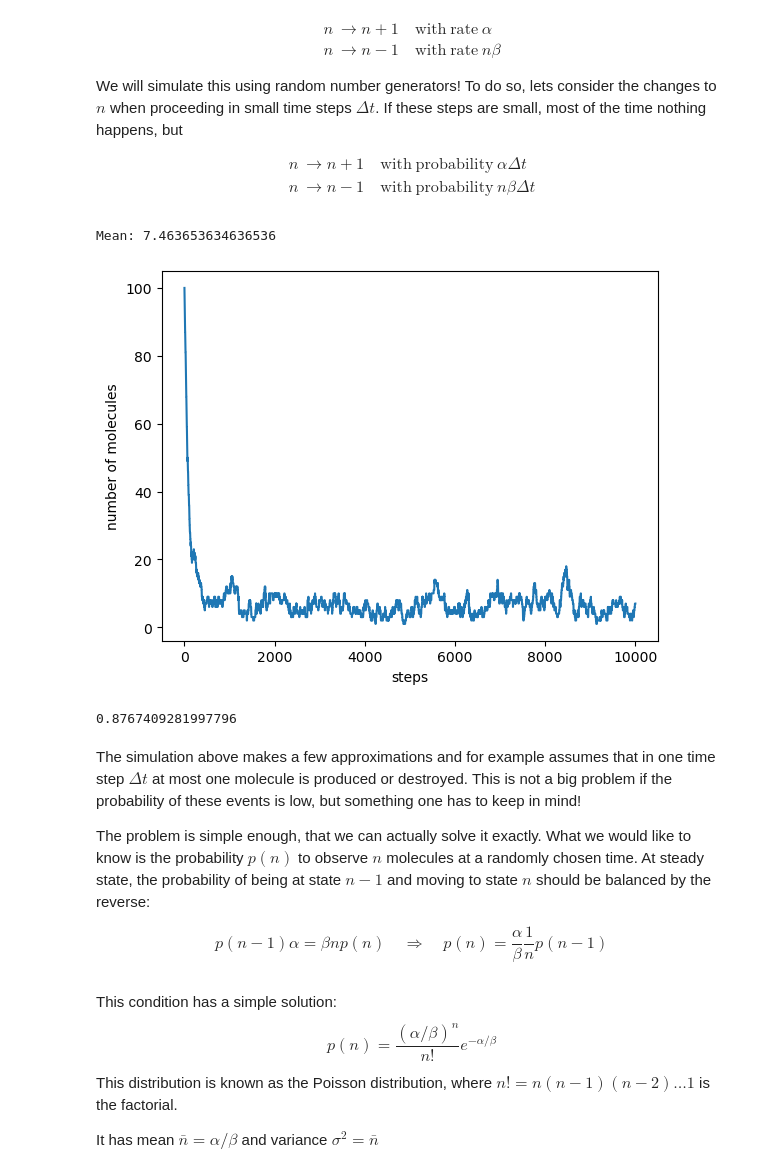
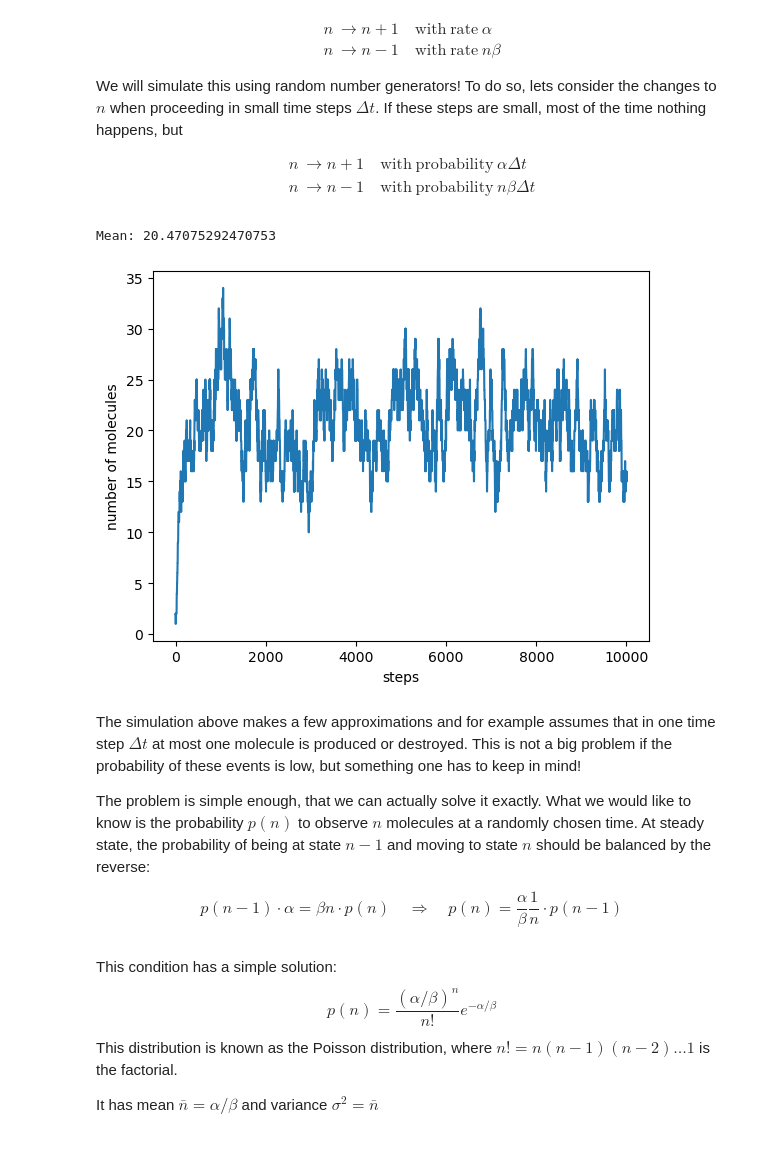
Before and after one commit to neherlab/PoL1-course-materials, a Jupyter notebook: notebooks/lecture03d_noisyExpression.ipynb, the cells around one changed output. Cells and saved outputs as stored; diff of their text form; code cells hidden in the pictures.

```diff
--- a/notebooks/lecture03d_noisyExpression.ipynb
+++ b/notebooks/lecture03d_noisyExpression.ipynb
@@ -75,39 +84,35 @@ $$
 \end{split}
 $$
 # %%
-n = 100
-a = 7  # per second
+n = 2
+a = 20  # per second
 b = 1  # per second and molecule
 Delta_t = 0.01
 t_max = 100
 t = 0
 
 
 trajectory = [n]
 
 while (t<t_max):
     p = np.random.random()  # random number between 0 and 1
     if (a*Delta_t>p):
         n += 1
 
     p = np.random.random()  # random number between 0 and 1
     if (n*b*Delta_t>p):
         n -= 1
 
     t += Delta_t
     trajectory.append(n)
 
 plt.plot(trajectory)
 plt.ylabel('number of molecules')
 plt.xlabel('steps')
 print("Mean:", np.mean(trajectory))
 # %% [output]
-Mean: 7.463653634636536
+Mean: 20.47075292470753
-[figure, old version]
+[figure, new version]
-# %%
-np.random.random()
-# %% [output]
-0.8767409281997796
 # %% [markdown]
 The simulation above makes a few approximations and for example assumes that in one time step $\Delta t$ at most one molecule is produced or destroyed. This is not a big problem if the probability of these events is low, but something one has to keep in mind!
 
@@ -115,7 +120,7 @@ The problem is simple enough, that we can actually solve it exactly. What we wou
 At steady state, the probability of being at state $n-1$ and moving to state $n$ should be balanced by the reverse:
 
 $$
-p(n-1) \alpha = \beta n p(n) \quad \Rightarrow \quad p(n) = \frac{\alpha}{\beta}\frac{1}{n} p(n-1)
+p(n-1) \cdot \alpha = \beta n \cdot p(n) \quad \Rightarrow \quad p(n) = \frac{\alpha}{\beta}\frac{1}{n} \cdot p(n-1)
 $$
 # %% [markdown]
 This condition has a simple solution:
```
Also changed, not shown: parts of 4 cells of this notebook, 5 other files.
